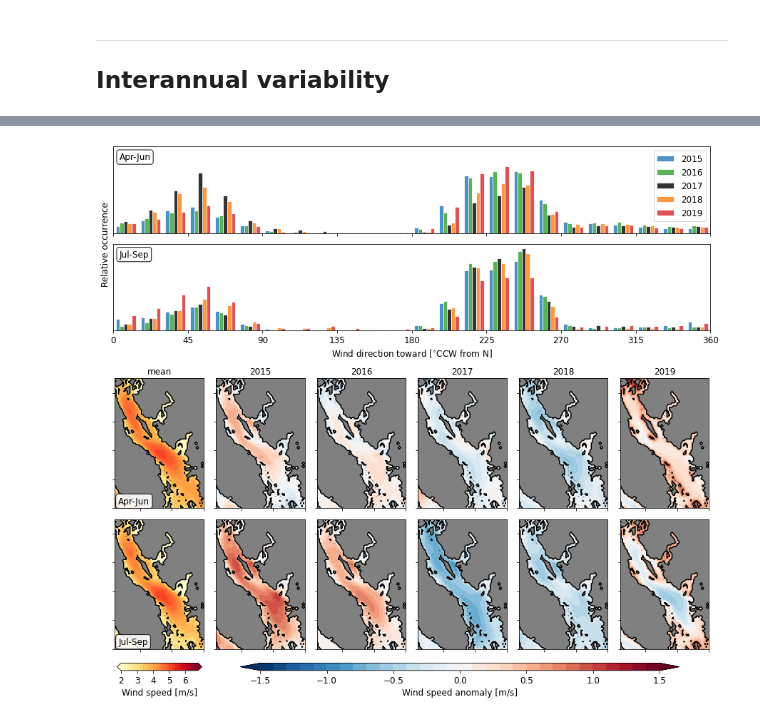
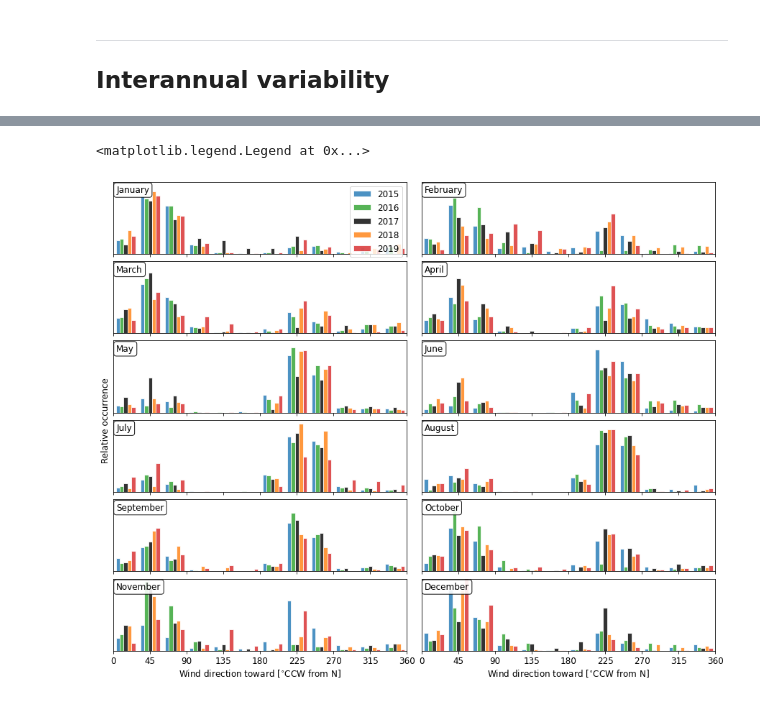
Before and after one commit to SalishSeaCast/analysis-ben, a Jupyter notebook: notebooks/windanalysis_new.ipynb, the cells around one changed output, grey strips where cells are left out. Saved outputs shown, nothing was run; the diff lists cells and outputs as text; code cells hidden in the pictures.

Commit message:
Small changes to salinity_anomalies and windanalysis_new notebooks

```diff
--- a/notebooks/windanalysis_new.ipynb
+++ b/notebooks/windanalysis_new.ipynb
@@ -218,16 +218,10 @@ wdir = np.rad2deg(np.arctan2(v, u)) - 90   # CCW from N
 wdir[wdir < 0] = wdir[wdir < 0] + 360      # shift to 0-360
 # %%
 # Calculate monthly averages
-seasons = {'Apr-Jun': [4, 7], 'Jul-Sep': [7, 10]}
-
 wind = {}
-for year in tqdm(range(2015, 2020)):
-    wind[year] = {}
-    for season in seasons:
-        index = np.logical_and(time > datetime(year, seasons[season][0], 1), time < datetime(year, seasons[season][1], 1))
-        wind[year][season] = wspd[index].mean(axis=0)
-
-# Calculate mean
-wind['mean'] = {}
-for season in seasons:
-    wind['mean'][season] = np.concatenate([wind[year][season][None, ...] for year in range(2015, 2020)], axis=0).mean(axis=0)
+for month in range(1, 13):
+    wind[month] = {}
+    for year in range(2015, 2020):
+        index = np.logical_and(time > datetime(year, month, 1), time < datetime(year, month, monthrange(year, month)[1], 23, 59))
+        wind[month][year] = wspd[index].mean(axis=0)
+    wind[month]['mean'] = np.concatenate([wind[month][year][None, ...] for year in range(2015, 2020)], axis=0).mean(axis=0)
@@ -234,57 +257,32 @@ for season in seasons:
 # %%
 # Build figure layout
-fig = plt.figure(figsize=(15, 12))
-gs = plt.GridSpec(4, 6, wspace=0.1, hspace=0.1, height_ratios=[1, 1, 1.5, 1.5])
+fig, axs = plt.subplots(6, 2, figsize=(15, 12), gridspec_kw={'hspace': 0.1, 'wspace': 0.05})
 
 # Plotting properties
 bbox = {'boxstyle': 'round', 'facecolor': 'w', 'alpha': 0.9}
 cmap = plt.get_cmap('tab10')
 palette = [cmap(0), cmap(0.2), 'k', cmap(0.1), cmap(0.3)]
 
 # Plot Timeseries
-for row, season in zip(range(2), seasons):
-    ax = fig.add_subplot(gs[row, :])
-    pos = ax.get_position()
-    pos.y0, pos.y1 = pos.y0 + 0.06, pos.y1 + 0.06
-    ax.set_position(pos.bounds)
+for ax, month in zip(axs.ravel(), range(1, 13)):
     ax.set_xlim([0, 360])
     ax.set_ylim([0, 0.015])
     ax.xaxis.set_ticks(range(0, 361, 45))
     ax.yaxis.set_ticks([])
-    ax.text(0.01, 0.85, season, transform=ax.transAxes, bbox=bbox)
+    ax.text(0.01, 0.85, month_name[month], transform=ax.transAxes, bbox=bbox)
     x = []
     for year, color in zip(range(2015, 2020), palette):
-        index = np.logical_and(time > datetime(year, seasons[season][0], 1), time < datetime(year, seasons[season][1], 1))
+        index = np.logical_and(time > datetime(year, month, 1), time < datetime(year, month, monthrange(year, month)[1], 23, 59))
         wspd_flat, wdir_flat = [var[index].reshape(-1, len(mask_flat))[:, mask_flat].ravel() for var in (wspd, wdir)]
         x.append(wdir_flat[wspd_flat > 5])
-    _ = ax.hist(x, bins=range(0, 361, 15), density=True, color=palette, edgecolor='w', alpha=0.8, label=range(2015, 2020))
-    if row == 0:
+    _ = ax.hist(x, bins=range(0, 361, 30), density=True, color=palette, edgecolor='w', alpha=0.8, label=range(2015, 2020))
+    if month > 10:
+        ax.set_xlabel('Wind direction toward [$^{\circ}$CCW from N]')
+    else:
         ax.xaxis.set_ticklabels('')
-        ax.legend(loc=1)
-    else:
-        ax.set_xlabel('Wind direction toward [$^{\circ}$CCW from N]')
-        ax.set_ylabel('Relative occurrence', y=1)
 
-for row, season in zip(range(2, 4), seasons):
-    for col, key in zip(range(6), ['mean'] + list(range(2015, 2020))):
-        ax = fig.add_subplot(gs[row, col])
-        ax.contourf(HRDPS.landmask, levels=[-0.01, 0.01], colors='gray', zorder=2)
-        ax.contour(HRDPS.landmask, levels=[-0.01, 0.01], colors='k')
-        ax.set_xlim([5, 75])
-        ax.set_ylim([20, 110])
-        ax.xaxis.set_ticklabels('')
-        ax.yaxis.set_ticklabels('')
-        ax.set_aspect(5/4.4)
-        if key == 'mean':
-            c1 = ax.contourf(wind[key][season], levels=np.arange(2, 7, 0.2), cmap='YlOrRd', extend='both')
-            ax.text(0.04, 0.035, season, transform=ax.transAxes, bbox=bbox)
-        else: c2 = ax.contourf(wind[key][season] - wind['mean'][season], levels=np.arange(-1.5, 1.6, 0.1), cmap='RdBu_r', extend='both')
-        if season == 'Apr-Jun': ax.set_title(key)
-
-for c, xpos, ticks, label in zip([c1, c2], [(0.13, 0.11), (0.29, 0.57)], [(2, 8, 1), (-1.5, 1.6, 0.5)], ['Wind speed', 'Wind speed anomaly']):
-    cax = fig.add_axes([xpos[0], 0.09, xpos[1], 0.012])
-    fig.colorbar(c, cax=cax, orientation='horizontal', label=f'{label} [m/s]', ticks=np.arange(*ticks))
-
-#fig.savefig('/home/bmoorema/Desktop/upwelling_processes_figs/wind_anomalies.pdf', bbox_inches='tight')
+axs[3, 0].set_ylabel('Relative occurrence', y=1)
+axs[0, 0].legend(loc=1)
 # %% [output]
+<matplotlib.legend.Legend at 0x...>
-[figure, old version]
+[figure, new version]
```
Also changed, not shown: parts of 6 cells of this notebook, 1 other file.
